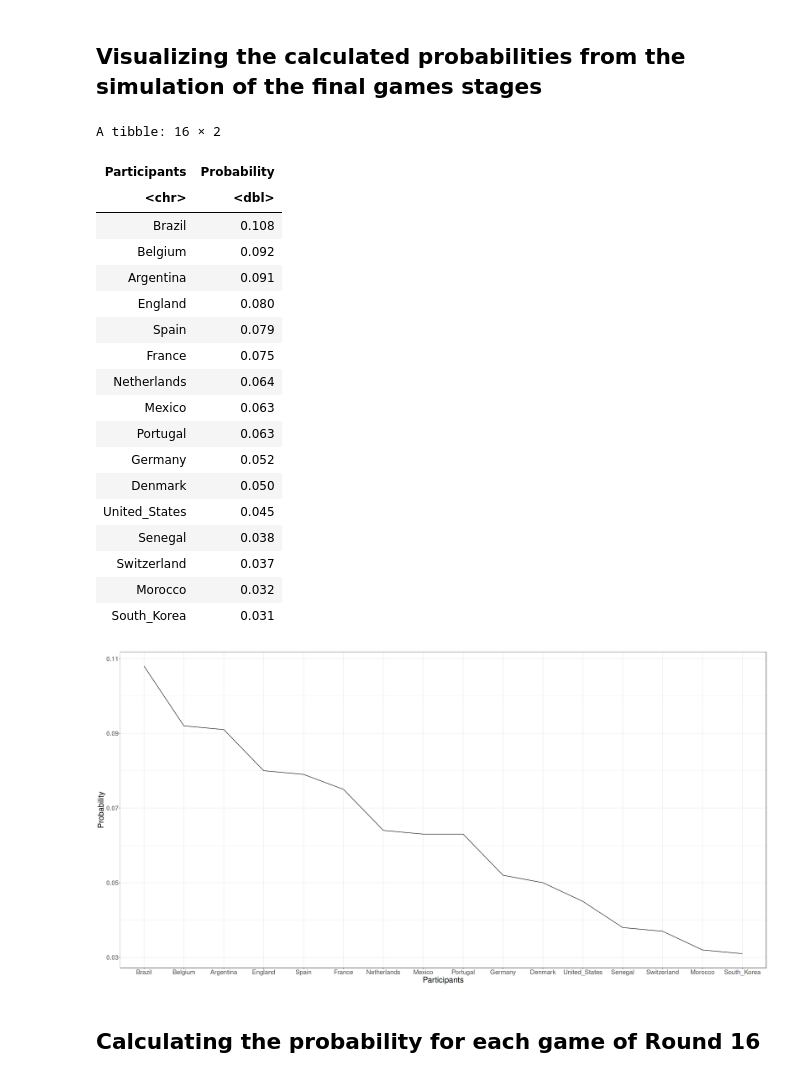
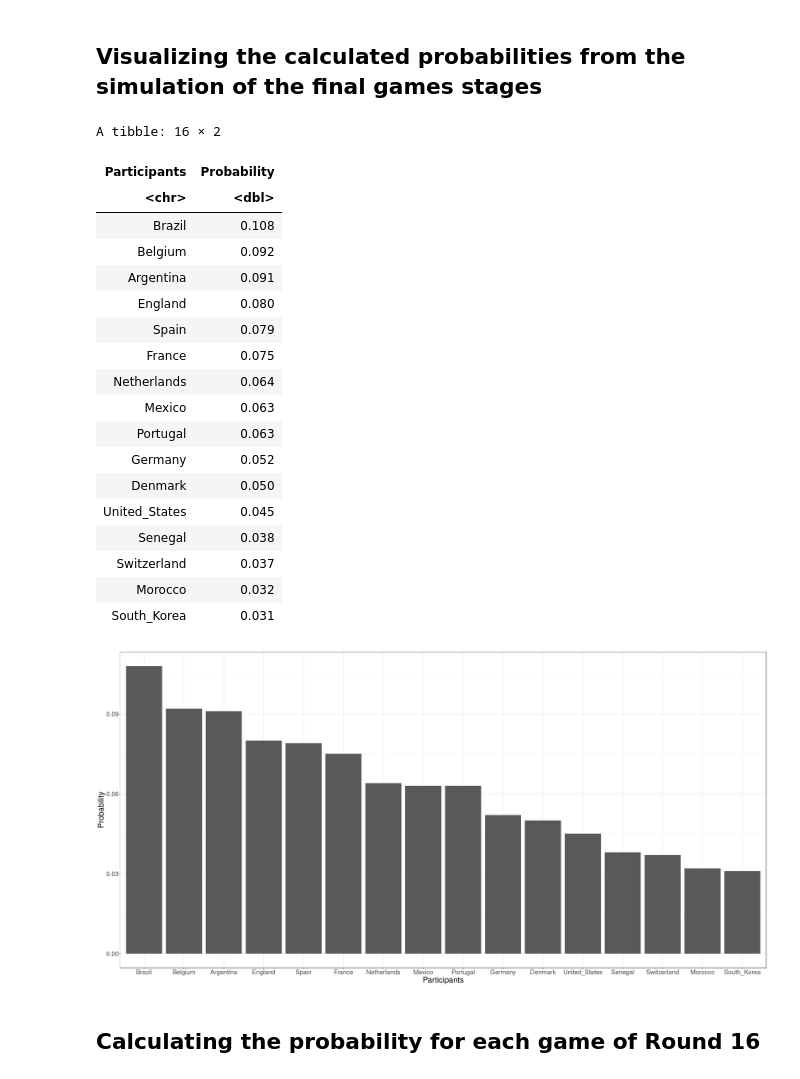
Before and after one commit to denisnaumov0506/FootballAnalyticsProject, a Jupyter notebook: FinalNotebook/finalNotebookFootball.ipynb, the cells around one changed output. Saved outputs shown, nothing was run; the diff lists cells and outputs as text; code cells hidden in the pictures.

```diff
--- a/FinalNotebook/finalNotebookFootball.ipynb
+++ b/FinalNotebook/finalNotebookFootball.ipynb
@@ -969,35 +977,35 @@ df
 options(repr.plot.width = 30, repr.plot.height = 15)
 
 df %>%
     group_by(Participants) %>%
     arrange(Probability) %>%
     ungroup() %>%
     ggplot() +
-        geom_line(aes(x= fct_reorder(Participants, Probability, .desc=T), y=Probability, group=1)) +
+        geom_col(aes(x= fct_reorder(Participants, Probability, .desc=T), y=Probability, group=1)) +
         theme_bw() +
         theme(text = element_text(size=25)) +
         labs(x = "Participants")
 # %% [output]
 A tibble: 16 × 2
 | Participants | Probability |
 | <chr> | <dbl> |
 | Brazil | 0.108 |
 | Belgium | 0.092 |
 | Argentina | 0.091 |
 | England | 0.080 |
 | Spain | 0.079 |
 | France | 0.075 |
 | Netherlands | 0.064 |
 | Mexico | 0.063 |
 | Portugal | 0.063 |
 | Germany | 0.052 |
 | Denmark | 0.050 |
 | United_States | 0.045 |
 | Senegal | 0.038 |
 | Switzerland | 0.037 |
 | Morocco | 0.032 |
 | South_Korea | 0.031 |
-[figure, old version]
+[figure, new version]
 # %% [markdown]
 ## Calculating the probability for each game of Round 16
 # %%
```
Also changed, not shown: parts of 4 cells of this notebook.
